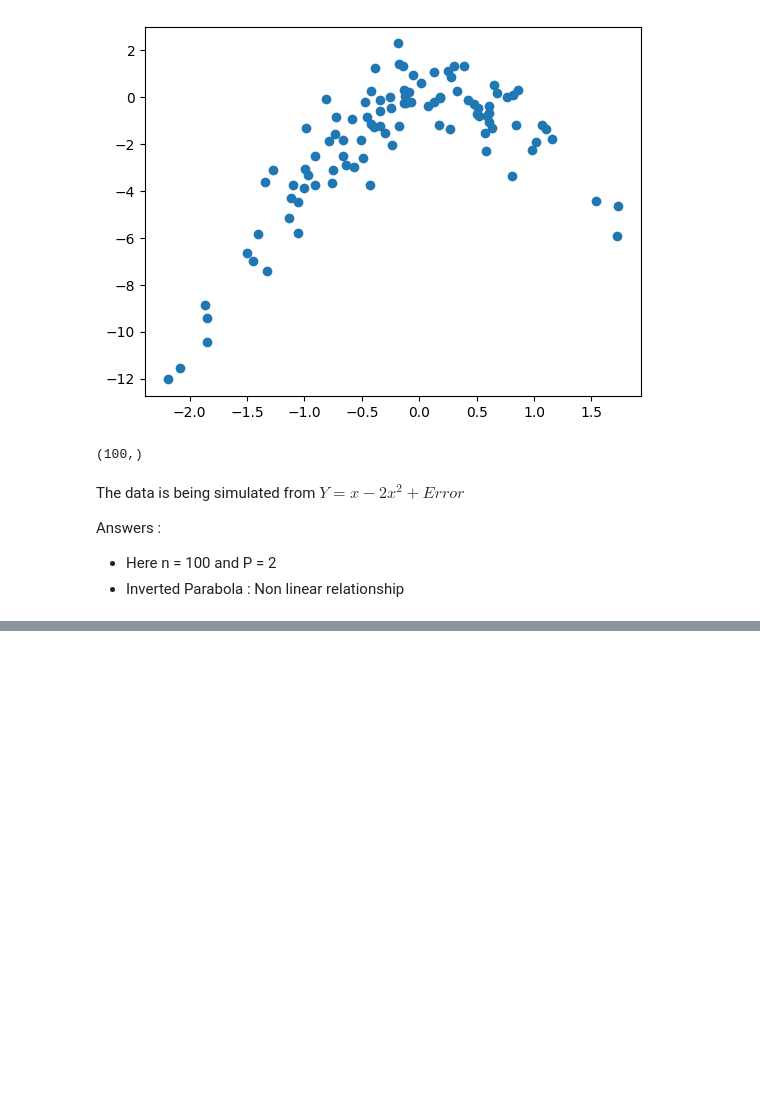
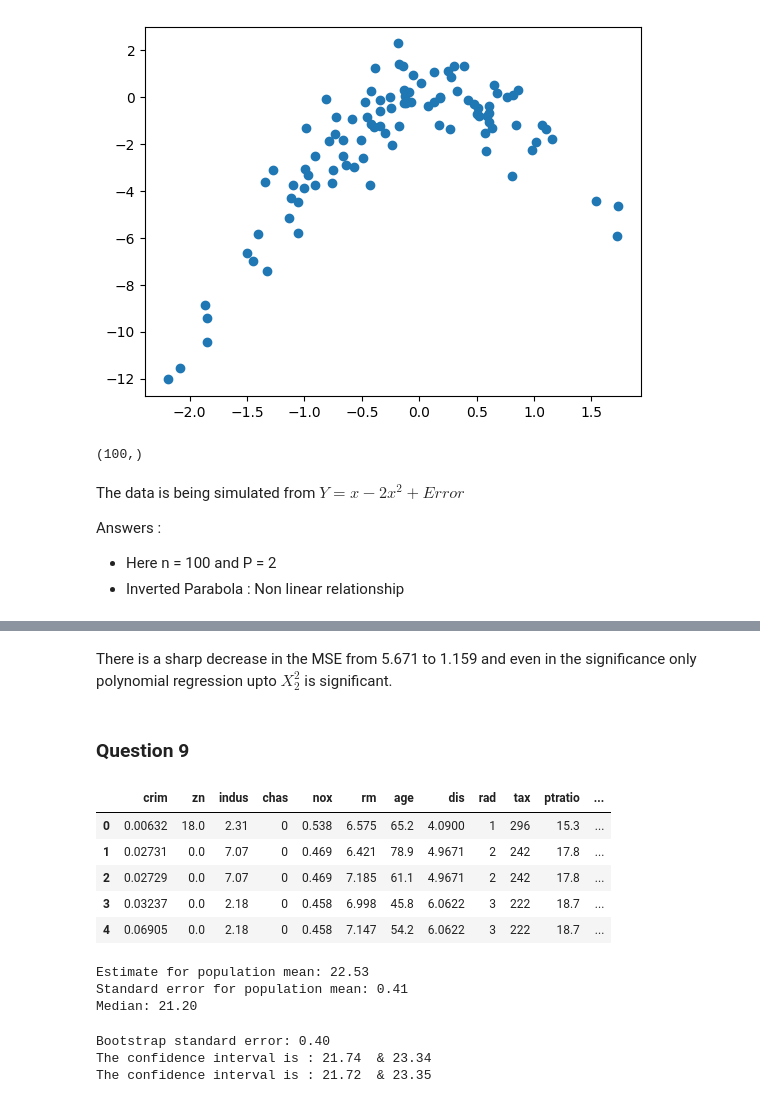
Before and after one commit to kkkamur07/ISL-Learning, a Jupyter notebook: Resampling/resampling-exercises.ipynb, the cells around one changed output, grey strips where cells are left out. Cells and saved outputs as stored; diff of their text form; code cells hidden in the pictures; blank space fills up the shorter version.

```diff
--- a/Resampling/resampling-exercises.ipynb
+++ b/Resampling/resampling-exercises.ipynb
@@ -319,0 +338,49 @@ array([1.15942622, 1.14856854, 1.20239095, 1.20390856])
+# %% [markdown]
+There is a sharp decrease in the MSE from 5.671 to 1.159 and even in the significance only polynomial regression upto $X_2^2$ is significant.
+# %% [markdown]
+### Question 9
+# %%
+data = load_data("Boston")
+data.head()
+# %% [output]
+|  | crim | zn | indus | chas | nox | rm | age | dis | rad | tax | ptratio | ... |
+| 0 | 0.00632 | 18.0 | 2.31 | 0 | 0.538 | 6.575 | 65.2 | 4.0900 | 1 | 296 | 15.3 | ... |
+| 1 | 0.02731 | 0.0 | 7.07 | 0 | 0.469 | 6.421 | 78.9 | 4.9671 | 2 | 242 | 17.8 | ... |
+| 2 | 0.02729 | 0.0 | 7.07 | 0 | 0.469 | 7.185 | 61.1 | 4.9671 | 2 | 242 | 17.8 | ... |
+| 3 | 0.03237 | 0.0 | 2.18 | 0 | 0.458 | 6.998 | 45.8 | 6.0622 | 3 | 222 | 18.7 | ... |
+| 4 | 0.06905 | 0.0 | 2.18 | 0 | 0.458 | 7.147 | 54.2 | 6.0622 | 3 | 222 | 18.7 | ... |
+# %%
+# Estimate for population mean
+medv = data.loc[:,"medv"]
+mu = np.mean(medv)
+mu_se = np.std(medv) / np.sqrt(len(medv)) # Standard error
+median = np.median(medv)
+
+print(f"Estimate for population mean: {mu:.2f}")
+print(f"Standard error for population mean: {mu_se:.2f}")
+print(f"Median: {median:.2f}")
+# %% [output]
+Estimate for population mean: 22.53
+Standard error for population mean: 0.41
+Median: 21.20
+# %%
+# Estimate standard error using bootstrap
+def boot(data, bootstrap_size=1000, seed = 10, func = np.mean, hide = False) :
+    rng = np.random.default_rng(seed)
+    store = np.empty(bootstrap_size)
+    for i in range(bootstrap_size) :
+        sample = rng.choice(data, size = len(data), replace=True)
+        store[i] = func(sample)
+        if(hide) :
+            if (i % 100 == 0) :
+                print(f"Bootstrap iteration: {i}")
+    return store
+
+results = boot(medv)
+print(f"Bootstrap standard error: {np.std(results):.2f}")
+print(f"The confidence interval is : {np.mean(results) - 2*np.std(results):.2f}  & {np.mean(results) + 2*np.std(results):.2f}")
+print(f"The confidence interval is : {(mu - 2 * mu_se):.2f}  & {(mu + 2 * mu_se):.2f}")
+# %% [output]
+Bootstrap standard error: 0.40
+The confidence interval is : 21.74  & 23.34
+The confidence interval is : 21.72  & 23.35
```
Also changed, not shown: parts of 5 cells of this notebook.
